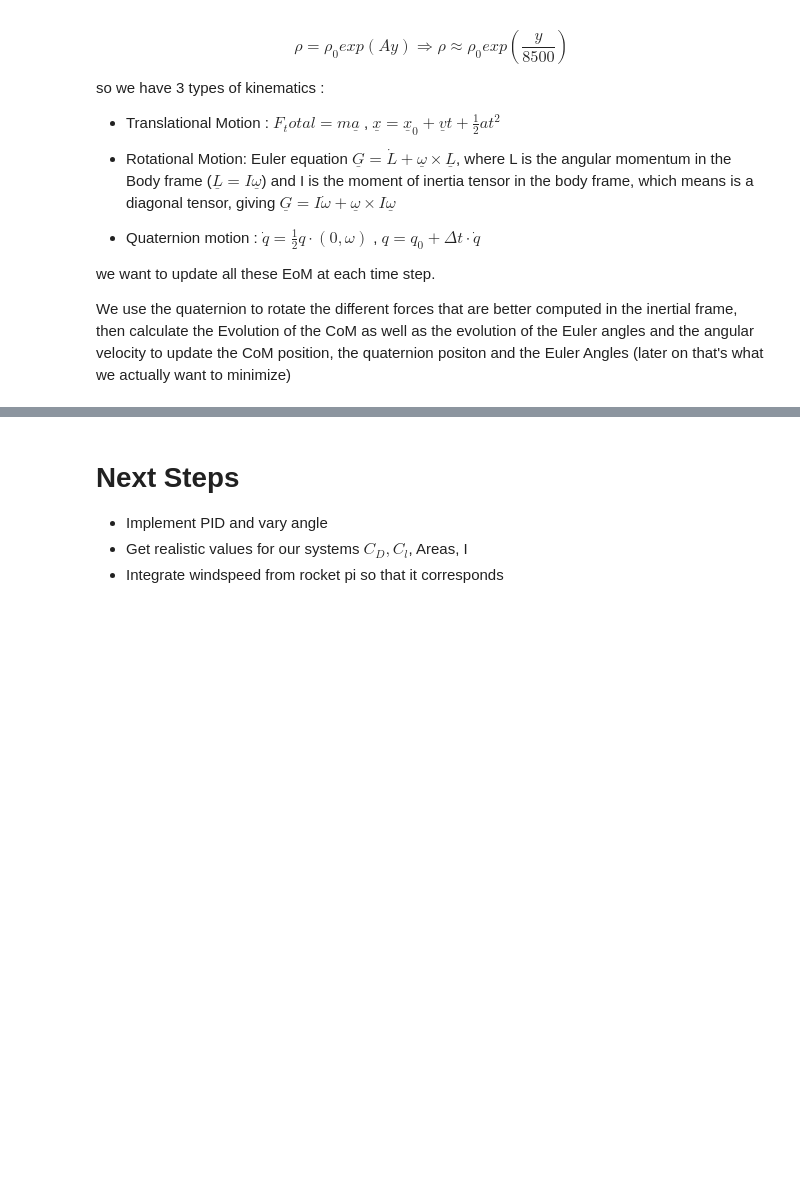
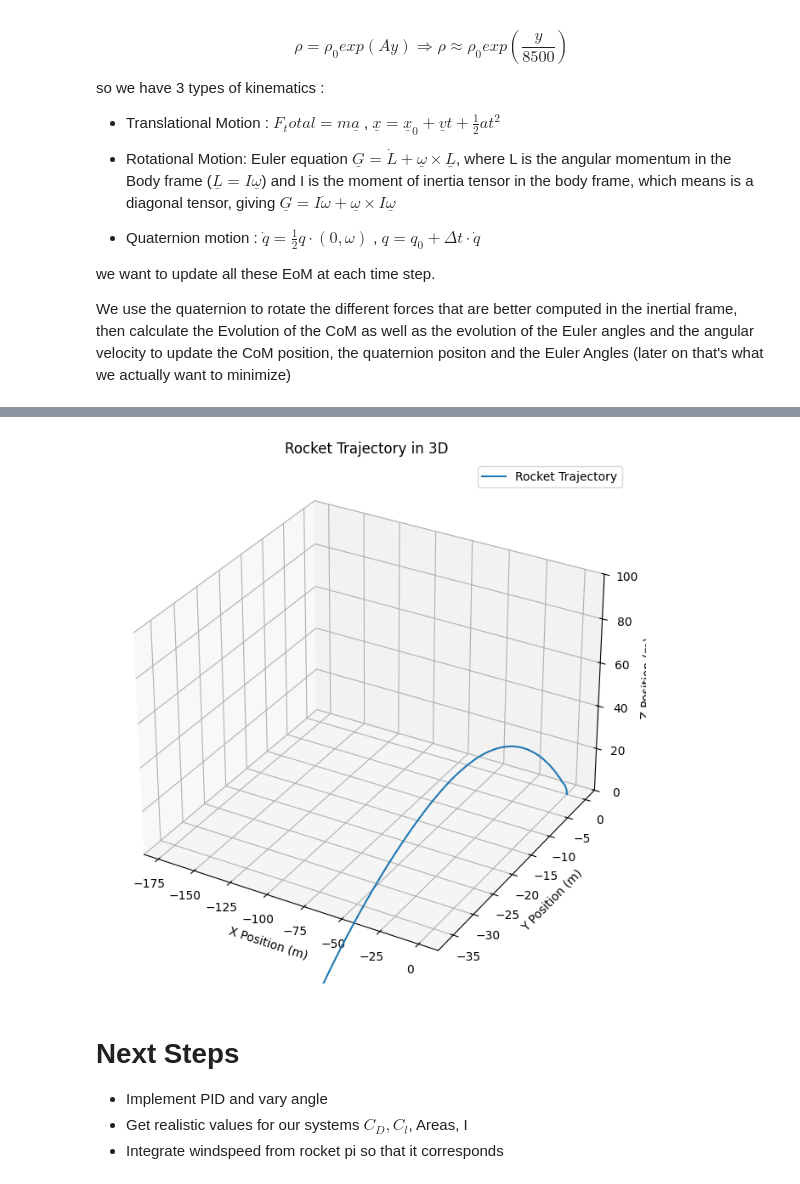
Before and after one commit to Garcia242/Bayes-Simulator, a Jupyter notebook: Rocket-Sym.ipynb, the cells around one changed output, grey strips where cells are left out. Cells and saved outputs as stored; diff of their text form; code cells hidden in the pictures; blank space fills up the shorter version.

```diff
--- a/Rocket-Sym.ipynb
+++ b/Rocket-Sym.ipynb
@@ -368,3 +368,17 @@ plt.legend()
+# %%
+#try to get a 3D plot of the trajectory
+fig = plt.figure(figsize=(8, 8))
+ax = fig.add_subplot(111, projection='3d')
+ax.plot(rocket_state[0, :], rocket_state[1, :], rocket_state[2, :], label='Rocket Trajectory')
+ax.set_zlim(0, 100)
+ax.set_xlabel('X Position (m)')
+ax.set_ylabel('Y Position (m)')
+ax.set_zlabel('Z Position (m)')
+ax.set_title('Rocket Trajectory in 3D')
+plt.legend()
+plt.show()
+# %% [output]
+[figure, added]
 # %% [markdown]
 # Next Steps
 
```
Also changed, not shown: parts of 1 cell of this notebook.
